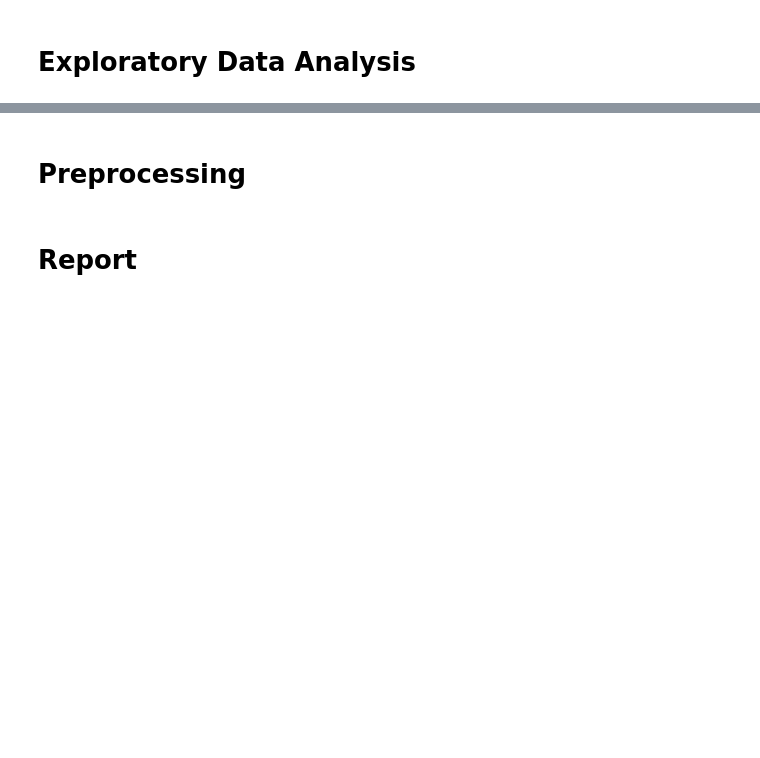
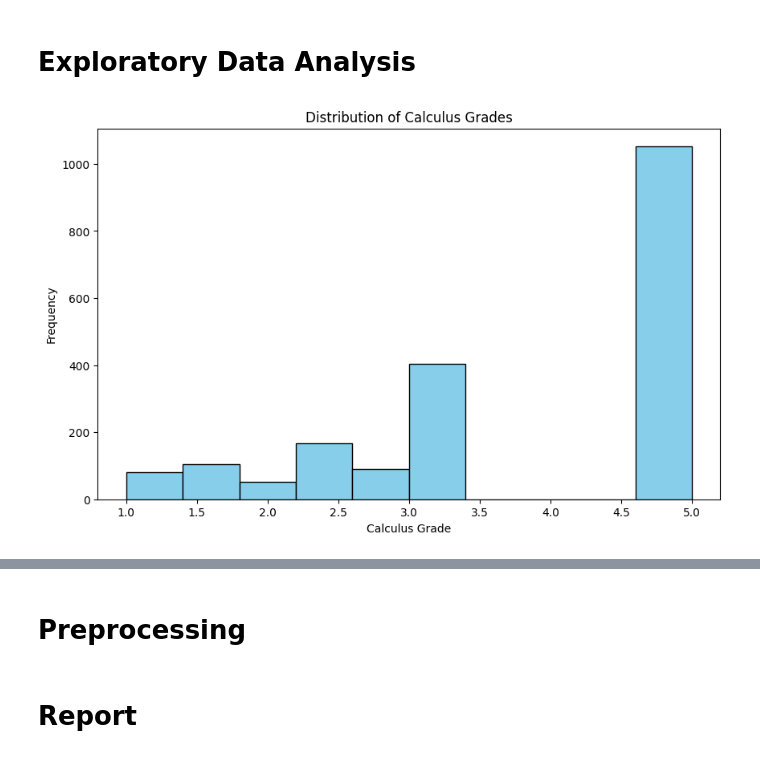
Before and after one commit to KaiserLycan/DSS-Project, a Jupyter notebook: Aleks + Calculus (Group 7).ipynb, the cells around one changed output, grey strips where cells are left out. Saved outputs shown, nothing was run; the diff lists cells and outputs as text; code cells hidden in the pictures; blank space fills up the shorter version.

Commit message:
removed duplicates +added a histogram  and scatter plot #1

```diff
--- a/Aleks + Calculus (Group 7).ipynb
+++ b/Aleks + Calculus (Group 7).ipynb
@@ -100,3 +100,8 @@ df.duplicated().sum()
 np.int64(37)
 # %% [markdown]
 # Data Cleaning
+# %%
+#removing of duplicates
+df = df.drop_duplicates()
+df = df.reset_index(drop= True)
+df.duplicated().sum()
@@ -103,2 +158,14 @@ np.int64(37)
 # %% [markdown]
 # Exploratory Data Analysis
+# %%
+plt.figure(figsize=(10,6))
+plt.hist(df['Calculus Grade'], bins=10, color='skyblue', edgecolor='black')
+
+plt.title('Distribution of Calculus Grades')
+plt.xlabel('Calculus Grade')
+plt.ylabel('Frequency')
+
+plt.show()
+# Histogram to visualize the distribution of Calculus Grades among students.
+# %% [output]
+[figure, added]
```
Also changed, not shown: parts of 4 cells of this notebook.
